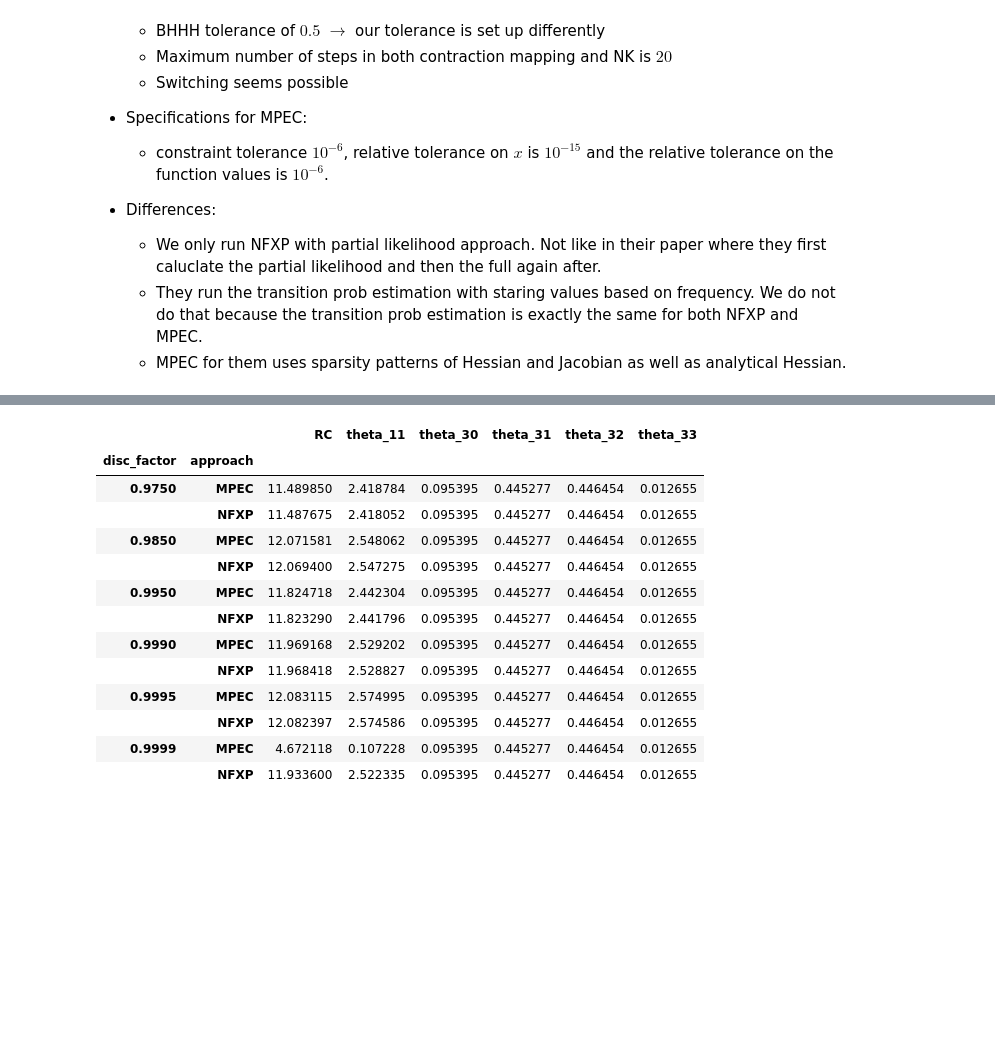
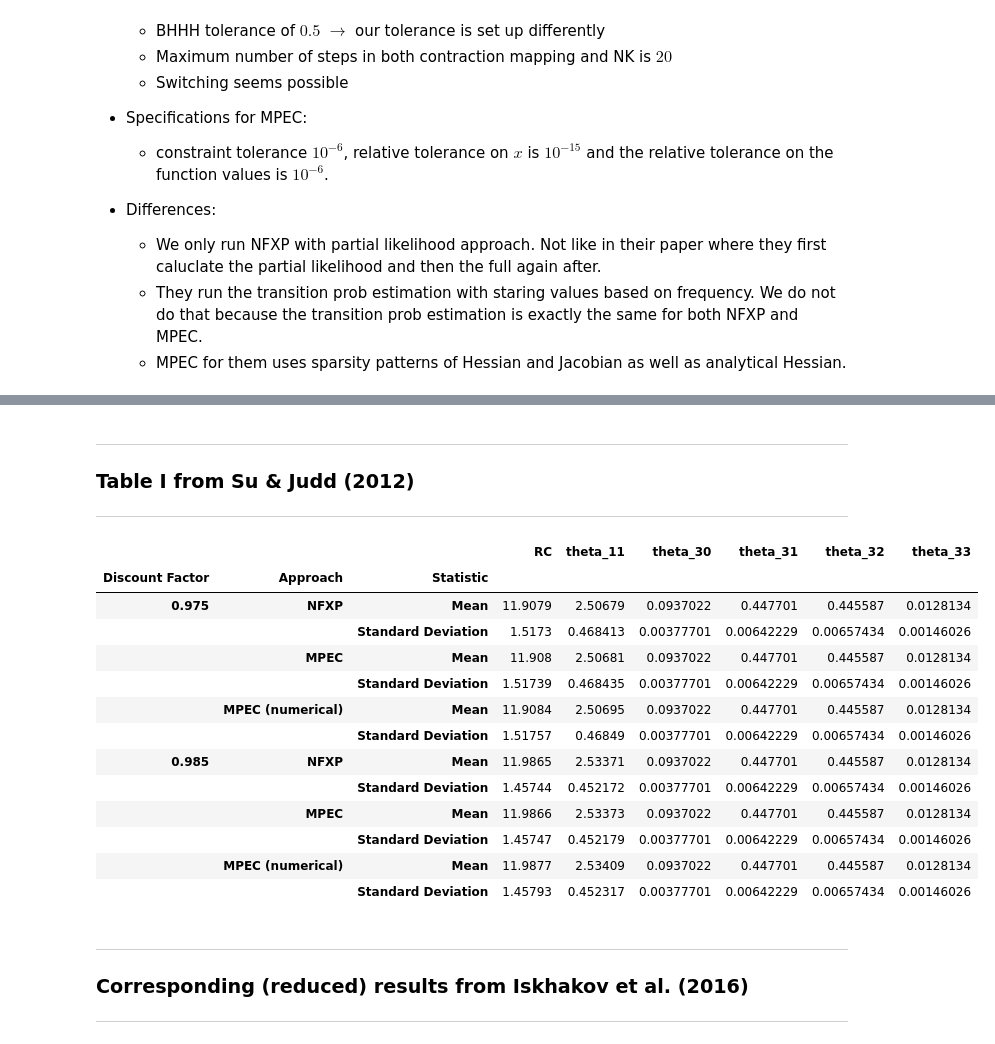
Before and after one commit to OpenSourceEconomics/ruspy, a Jupyter notebook: promotion/replication/replication_iskhakov_et_al_2016.ipynb, the cells around one changed output, grey strips where cells are left out. Drawn from its saved outputs; the diff is of its cells as text; code cells hidden in the pictures; blank space fills up the shorter version.

```diff
--- a/promotion/replication/replication_iskhakov_et_al_2016.ipynb
+++ b/promotion/replication/replication_iskhakov_et_al_2016.ipynb
@@ -37,10 +41,10 @@ from promotion.replication.auxiliary_iskhakov_et_al_2016.auxiliary import (proce
 # %%
 # Initialize the simulation
 discount_factor = [0.975, 0.985, 0.995, 0.999, 0.9995, 0.9999]
-approach = ["NFXP", "MPEC"]
+approach = ["NFXP", "MPEC", "MPEC (numerical)"]
 starting_cost_params = np.vstack((np.arange(4,9), np.arange(1,6)))
 starting_expected_value_fun = np.zeros(175)
-number_runs = 10
+number_runs = 250
 number_buses = 50
 number_periods = 120
 number_states = 175
@@ -53,8 +57,8 @@ switch_tolerance_fixed_point = 1e-2
 # Initialize the set up for MPEC
 lower_bound = np.concatenate((np.full(number_states, -np.inf), np.full(number_cost_params, 0.0)))
 upper_bound = np.concatenate((np.full(number_states, 50.0), np.full(number_cost_params, np.inf)))
-rel_func_value_stopping_criteria = 1e-6
-rel_x_value_stopping_criteria = 1e-15
+rel_func_value_stopping_criteria = 1e-15
+rel_x_value_stopping_criteria = 1e-12
 
 init_dict_nfxp = {
     "model_specifications": {
@@ -102,6 +106,8 @@ columns=["RC", "theta_11", "theta_30", "theta_31", "theta_32", "theta_33",
          "# of Bellm. Iter.", "# of N-K Iter."]
 
 results = pd.DataFrame(index=index, columns=columns)
+# %%
+discount_factor = [0.975, 0.985]
 # %%
 # Main loop to calculate the results for each run
 for factor in discount_factor:
@@ -160,20 +183,36 @@ results
+# %% [markdown]
+---
+### Table I from Su & Judd (2012)
+---
 # %%
-# Create Table I from Su & Judd (2012)
+# Create Table I from Su & Judd (2012) with the simulated values from Iskahkov et al. (2016)
 columns_table_1 = ["RC", "theta_11", "theta_30", "theta_31", "theta_32", "theta_33"]
-table_1 = results[columns_table_1].astype(float)
-table_1.groupby(level=["disc_factor", "approach"]).mean()
+table_1_temp = results[columns_table_1].astype(float).groupby(level=["Discount Factor", "Approach"])
+statistic = ["Mean", "Standard Deviation"]
+index = pd.MultiIndex.from_product([discount_factor, approach, statistic],
+                                   names=["Discount Factor", "Approach", "Statistic"])
+
+table_1 = pd.DataFrame(index=index, columns=columns_table_1)
+table_1.loc(axis=0)[:,:,"Mean"] = table_1_temp.mean()
+table_1.loc(axis=0)[:,:,"Standard Deviation"] = table_1_temp.std()
-# %% [output]
-|  |  | RC | theta_11 | theta_30 | theta_31 | theta_32 | theta_33 |
-| disc_factor | approach |  |  |  |  |  |  |
-| 0.9750 | MPEC | 11.489850 | 2.418784 | 0.095395 | 0.445277 | 0.446454 | 0.012655 |
-|  | NFXP | 11.487675 | 2.418052 | 0.095395 | 0.445277 | 0.446454 | 0.012655 |
-| 0.9850 | MPEC | 12.071581 | 2.548062 | 0.095395 | 0.445277 | 0.446454 | 0.012655 |
-|  | NFXP | 12.069400 | 2.547275 | 0.095395 | 0.445277 | 0.446454 | 0.012655 |
-| 0.9950 | MPEC | 11.824718 | 2.442304 | 0.095395 | 0.445277 | 0.446454 | 0.012655 |
-|  | NFXP | 11.823290 | 2.441796 | 0.095395 | 0.445277 | 0.446454 | 0.012655 |
-| 0.9990 | MPEC | 11.969168 | 2.529202 | 0.095395 | 0.445277 | 0.446454 | 0.012655 |
-|  | NFXP | 11.968418 | 2.528827 | 0.095395 | 0.445277 | 0.446454 | 0.012655 |
-| 0.9995 | MPEC | 12.083115 | 2.574995 | 0.095395 | 0.445277 | 0.446454 | 0.012655 |
-|  | NFXP | 12.082397 | 2.574586 | 0.095395 | 0.445277 | 0.446454 | 0.012655 |
-| 0.9999 | MPEC | 4.672118 | 0.107228 | 0.095395 | 0.445277 | 0.446454 | 0.012655 |
-|  | NFXP | 11.933600 | 2.522335 | 0.095395 | 0.445277 | 0.446454 | 0.012655 |
+# %%
+table_1
+# %% [output]
+|  |  |  | RC | theta_11 | theta_30 | theta_31 | theta_32 | theta_33 |
+| Discount Factor | Approach | Statistic |  |  |  |  |  |  |
+| 0.975 | NFXP | Mean | 11.9079 | 2.50679 | 0.0937022 | 0.447701 | 0.445587 | 0.0128134 |
+|  |  | Standard Deviation | 1.5173 | 0.468413 | 0.00377701 | 0.00642229 | 0.00657434 | 0.00146026 |
+|  | MPEC | Mean | 11.908 | 2.50681 | 0.0937022 | 0.447701 | 0.445587 | 0.0128134 |
+|  |  | Standard Deviation | 1.51739 | 0.468435 | 0.00377701 | 0.00642229 | 0.00657434 | 0.00146026 |
+|  | MPEC (numerical) | Mean | 11.9084 | 2.50695 | 0.0937022 | 0.447701 | 0.445587 | 0.0128134 |
+|  |  | Standard Deviation | 1.51757 | 0.46849 | 0.00377701 | 0.00642229 | 0.00657434 | 0.00146026 |
+| 0.985 | NFXP | Mean | 11.9865 | 2.53371 | 0.0937022 | 0.447701 | 0.445587 | 0.0128134 |
+|  |  | Standard Deviation | 1.45744 | 0.452172 | 0.00377701 | 0.00642229 | 0.00657434 | 0.00146026 |
+|  | MPEC | Mean | 11.9866 | 2.53373 | 0.0937022 | 0.447701 | 0.445587 | 0.0128134 |
+|  |  | Standard Deviation | 1.45747 | 0.452179 | 0.00377701 | 0.00642229 | 0.00657434 | 0.00146026 |
+|  | MPEC (numerical) | Mean | 11.9877 | 2.53409 | 0.0937022 | 0.447701 | 0.445587 | 0.0128134 |
+|  |  | Standard Deviation | 1.45793 | 0.452317 | 0.00377701 | 0.00642229 | 0.00657434 | 0.00146026 |
+# %% [markdown]
+---
+### Corresponding (reduced) results from Iskhakov et al. (2016)
+---
```
Also changed, not shown: parts of 10 cells of this notebook, 10 other files.
